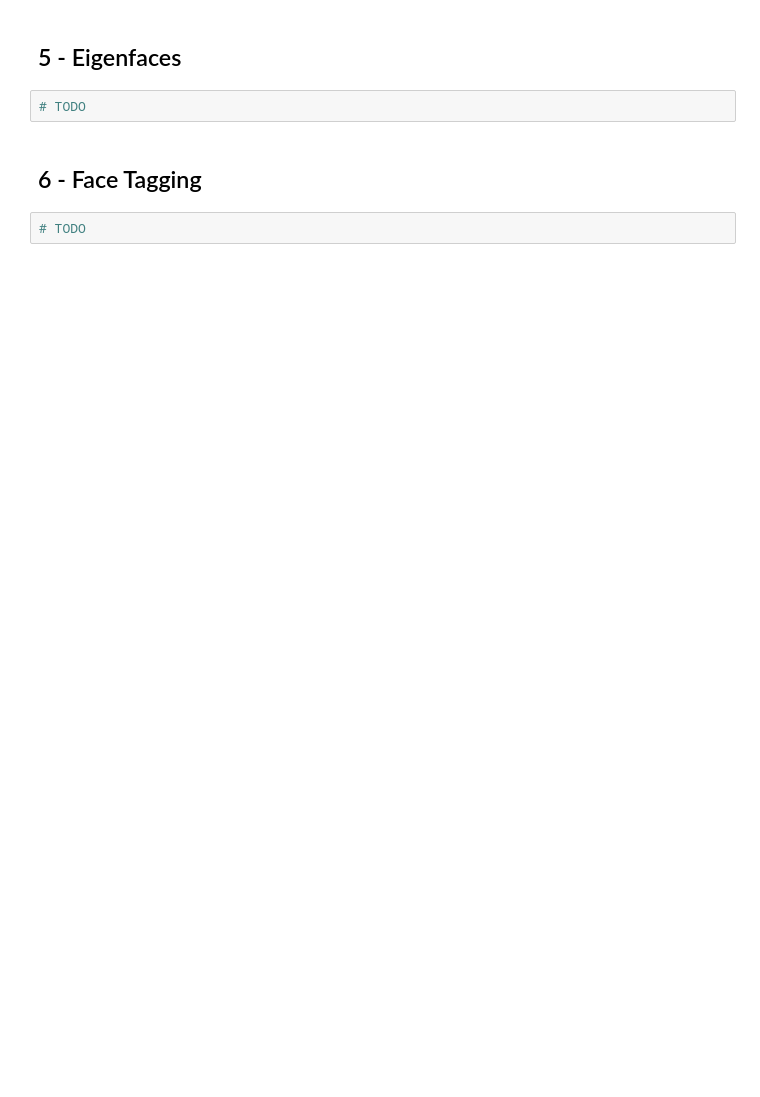
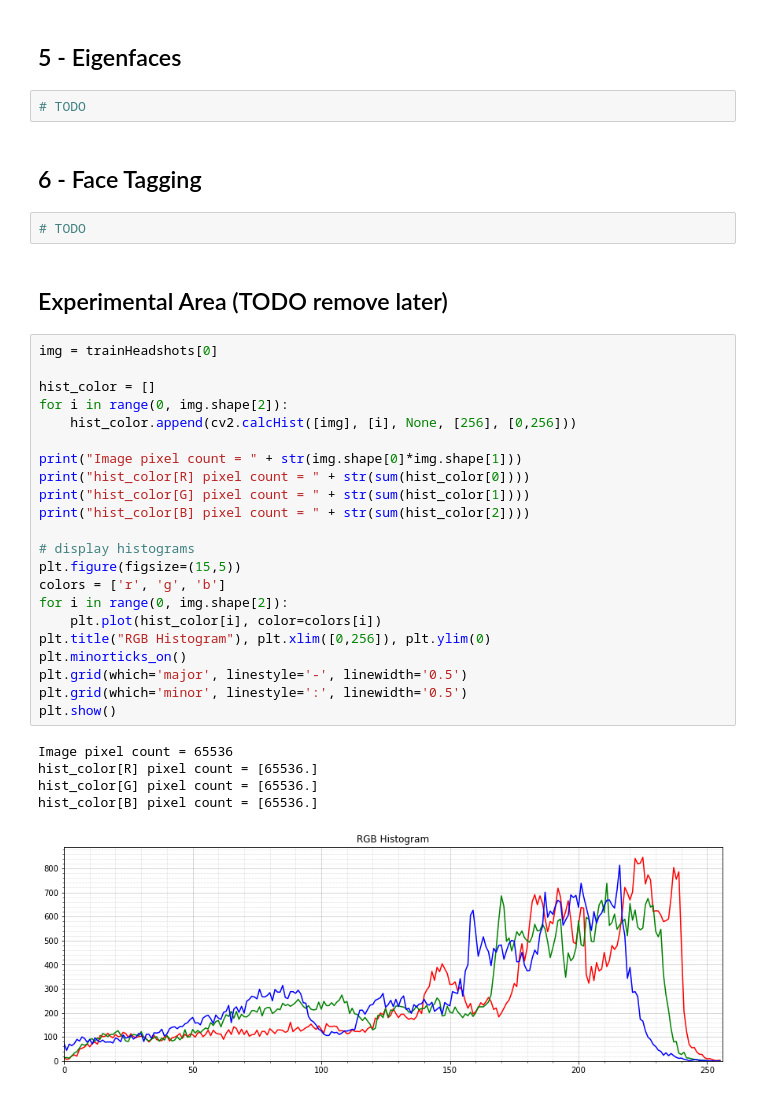
Before and after one commit to alexanderhale/ECSE415, a Jupyter notebook: FinalProject/VocabularyBuild.ipynb, the cells around one changed output. Drawn from its saved outputs; the diff is of its cells as text; blank space fills up the shorter version.

```diff
--- a/FinalProject/VocabularyBuild.ipynb
+++ b/FinalProject/VocabularyBuild.ipynb
@@ -446,3 +498,33 @@ TODO explain why this patch size is the best-performing option.
 ## 6 - Face Tagging
 # %%
 # TODO
+# %% [markdown]
+## Experimental Area (TODO remove later)
+# %%
+img = trainHeadshots[0]
+
+hist_color = []
+for i in range(0, img.shape[2]):
+    hist_color.append(cv2.calcHist([img], [i], None, [256], [0,256]))
+
+print("Image pixel count = " + str(img.shape[0]*img.shape[1]))
+print("hist_color[R] pixel count = " + str(sum(hist_color[0])))
+print("hist_color[G] pixel count = " + str(sum(hist_color[1])))
+print("hist_color[B] pixel count = " + str(sum(hist_color[2])))
+
+# display histograms
+plt.figure(figsize=(15,5))
+colors = ['r', 'g', 'b']
+for i in range(0, img.shape[2]):
+    plt.plot(hist_color[i], color=colors[i])
+plt.title("RGB Histogram"), plt.xlim([0,256]), plt.ylim(0)
+plt.minorticks_on()
+plt.grid(which='major', linestyle='-', linewidth='0.5')
+plt.grid(which='minor', linestyle=':', linewidth='0.5')
+plt.show()
+# %% [output]
+Image pixel count = 65536
+hist_color[R] pixel count = [65536.]
+hist_color[G] pixel count = [65536.]
+hist_color[B] pixel count = [65536.]
+[figure, added]
```
Also changed, not shown: parts of 8 cells of this notebook.
